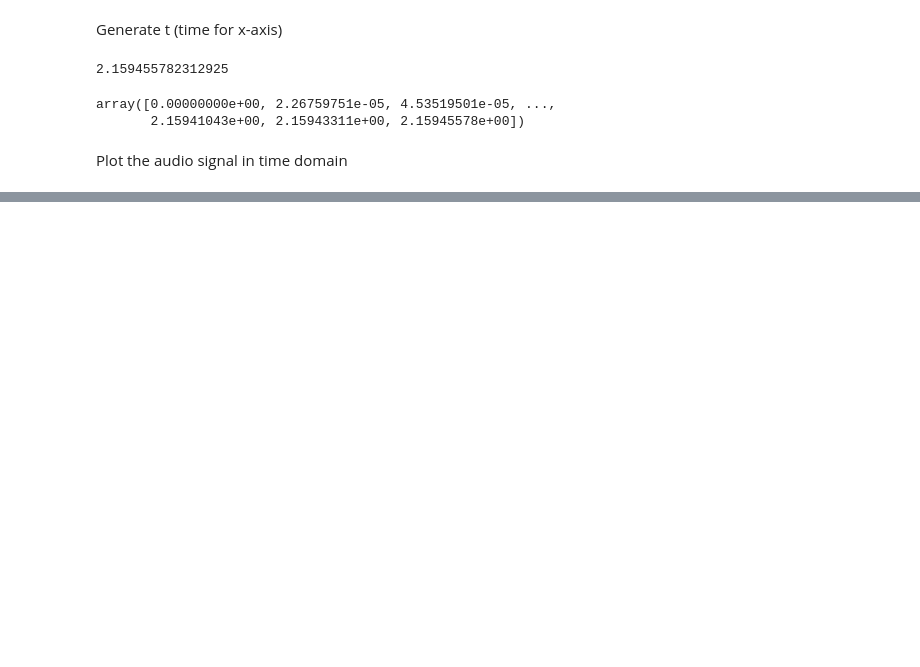
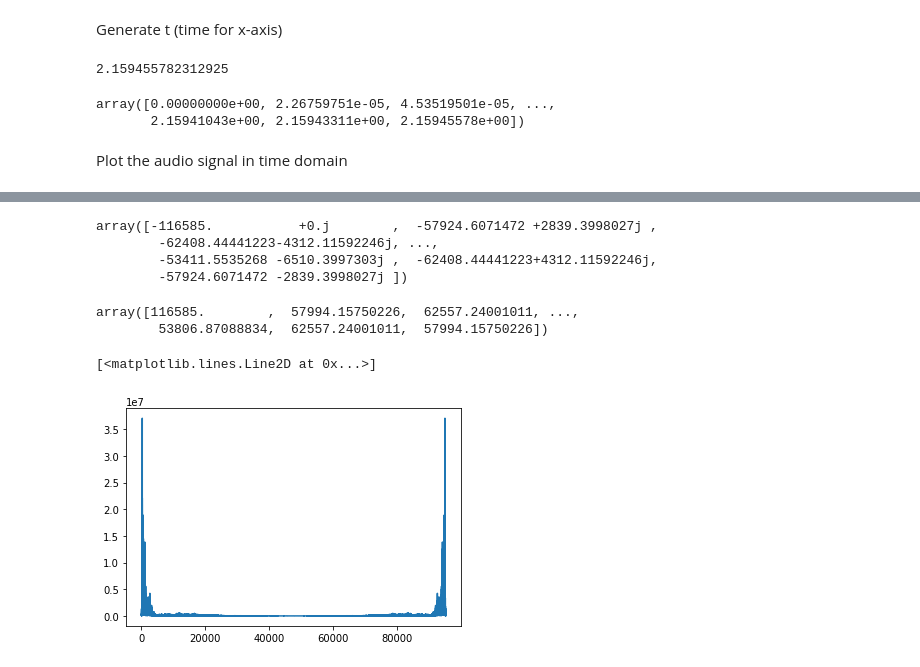
Before and after one commit to EvelynAnyebe/dsp, a Jupyter notebook: audio_processing.ipynb, the cells around one changed output, grey strips where cells are left out. Drawn from its saved outputs; the diff is of its cells as text; code cells hidden in the pictures; blank space fills up the shorter version.

```diff
--- a/audio_processing.ipynb
+++ b/audio_processing.ipynb
@@ -28,3 +28,6 @@ array([[ 180,  180],
        [-237, -242],
        [-224, -223],
        [-232, -231]], dtype=int16)
+# %%
+mono_audio1 = np.mean(audio_data1, axis=1)
+mono_audio1
@@ -88,0 +77,19 @@ plt.scatter(X[:,0],X[:,1])
+# %%
+data_fft=np.fft.fft(mono_audio1)
+data_fft
+# %% [output]
+array([-116585.           +0.j        ,  -57924.6071472 +2839.3998027j ,
+        -62408.44441223-4312.11592246j, ...,
+        -53411.5535268 -6510.3997303j ,  -62408.44441223+4312.11592246j,
+        -57924.6071472 -2839.3998027j ])
+# %%
+frequencies = np.abs(data_fft)
+frequencies
+# %% [output]
+array([116585.        ,  57994.15750226,  62557.24001011, ...,
+        53806.87088834,  62557.24001011,  57994.15750226])
+# %%
+plt.plot(frequencies)
+# %% [output]
+[<matplotlib.lines.Line2D at 0x...>]
+[figure, added]
```
Also changed, not shown: parts of 10 cells of this notebook.
